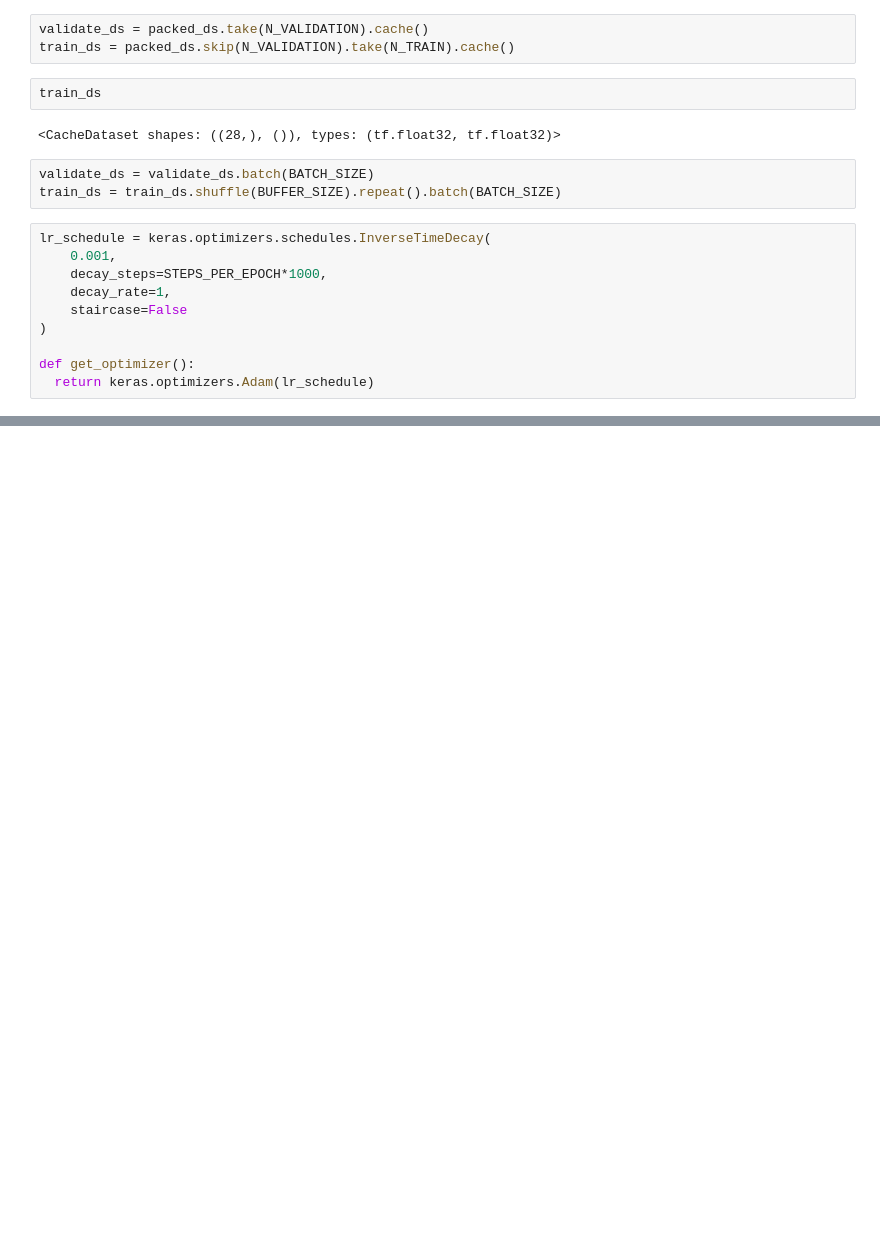
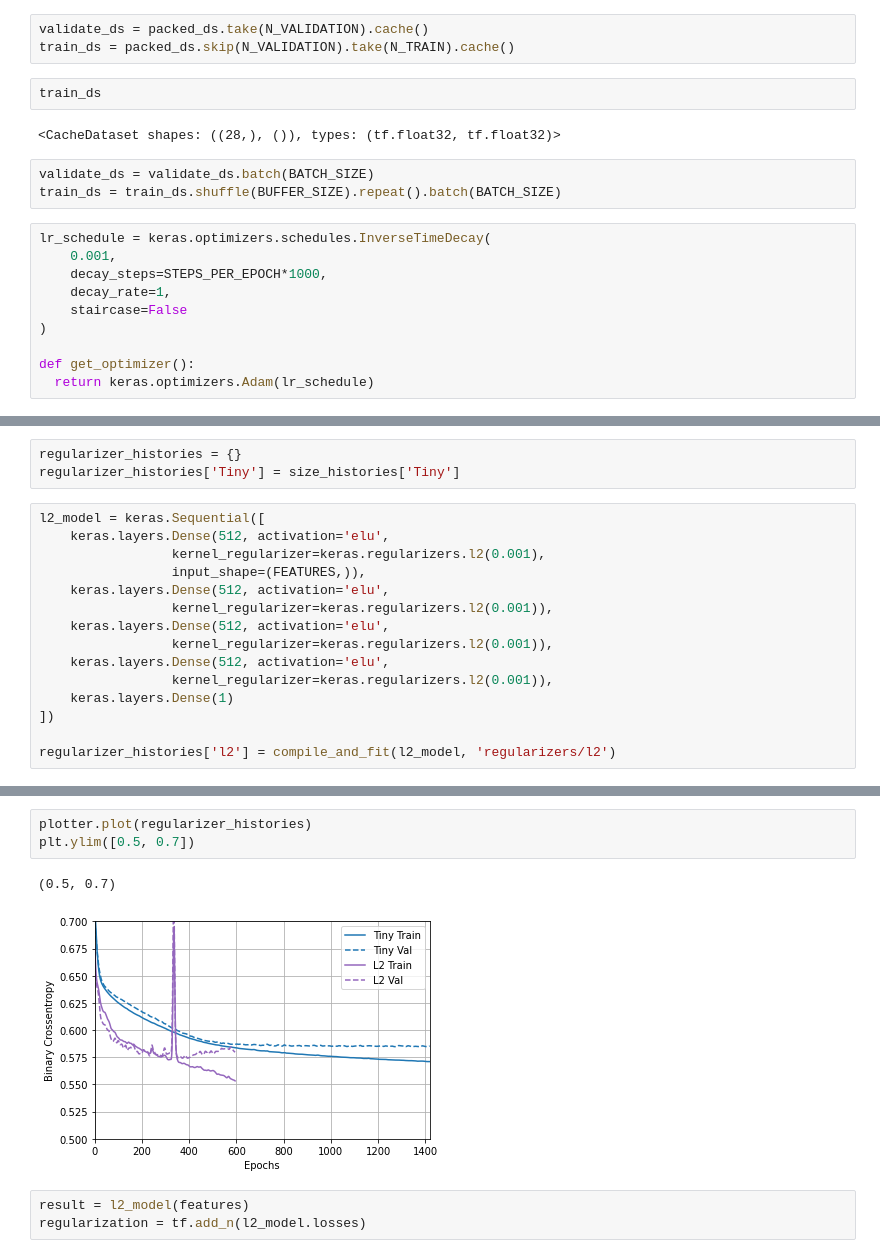
Before and after one commit to dilawarm/Neural-networks, a Jupyter notebook: basics/Regularization.ipynb, the cells around one changed output, grey strips where cells are left out. Cells and saved outputs as stored; diff of their text form; blank space fills up the shorter version.

```diff
--- a/basics/Regularization.ipynb
+++ b/basics/Regularization.ipynb
@@ -74,0 +273,18 @@ def get_optimizer():
+# %%
+regularizer_histories = {}
+regularizer_histories['Tiny'] = size_histories['Tiny']
+# %%
+l2_model = keras.Sequential([
+    keras.layers.Dense(512, activation='elu',
+                 kernel_regularizer=keras.regularizers.l2(0.001),
+                 input_shape=(FEATURES,)),
+    keras.layers.Dense(512, activation='elu',
+                 kernel_regularizer=keras.regularizers.l2(0.001)),
+    keras.layers.Dense(512, activation='elu',
+                 kernel_regularizer=keras.regularizers.l2(0.001)),
+    keras.layers.Dense(512, activation='elu',
+                 kernel_regularizer=keras.regularizers.l2(0.001)),
+    keras.layers.Dense(1)
+])
+
+regularizer_histories['l2'] = compile_and_fit(l2_model, 'regularizers/l2')
@@ -74,0 +309,9 @@ def get_optimizer():
+# %%
+plotter.plot(regularizer_histories)
+plt.ylim([0.5, 0.7])
+# %% [output]
+(0.5, 0.7)
+[figure, added]
+# %%
+result = l2_model(features)
+regularization = tf.add_n(l2_model.losses)
```
Also changed, not shown: parts of 25 cells of this notebook.
